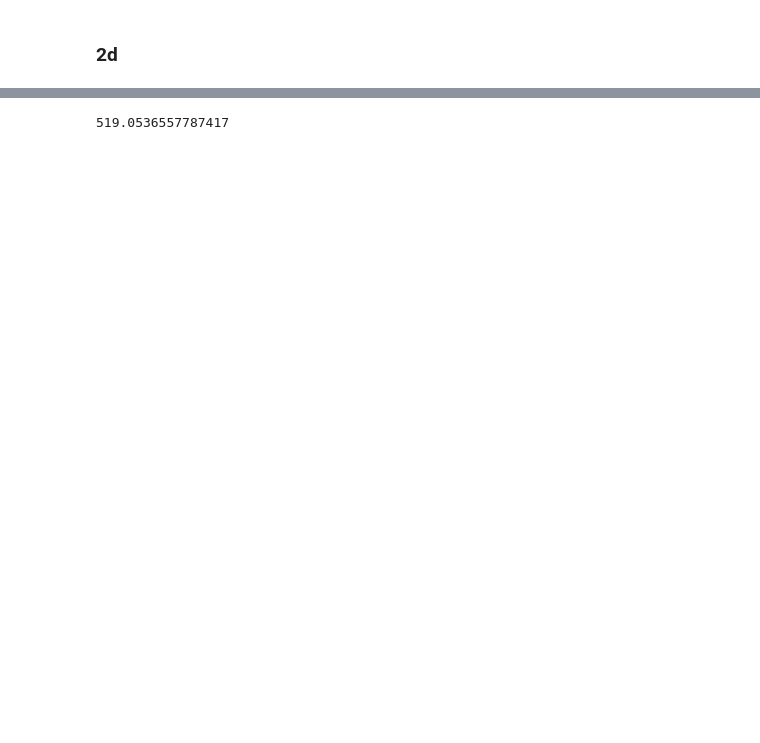
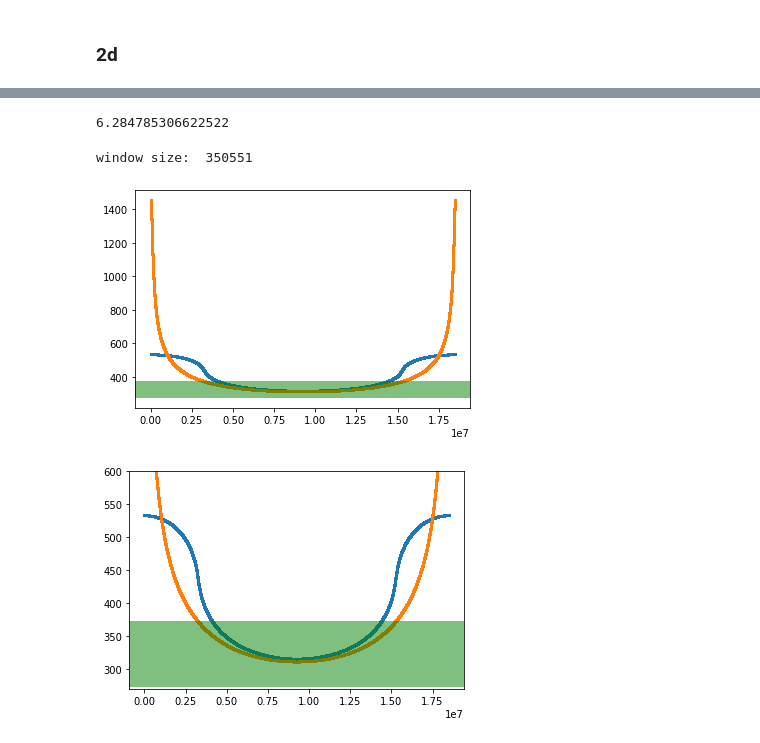
Before and after one commit to cl3425/uf-class-repo, a Jupyter notebook: exoplanets/hw1.ipynb, the cells around one changed output, grey strips where cells are left out. Drawn from its saved outputs; the diff is of its cells as text; code cells hidden in the pictures; blank space fills up the shorter version.

```diff
--- a/exoplanets/hw1.ipynb
+++ b/exoplanets/hw1.ipynb
@@ -131,4 +247,31 @@ theta
-# %%
-temps[-1]
-# %% [output]
-519.0536557787417
+# %%
+theta
+# %% [output]
+6.284785306622522
+# %%
+window = 75*24*3600 # choosing 75 days to split the difference of 2-3 months
+window_size = int(np.floor(window/delta_t))
+print("window size: ", window_size)
+
+df = pd.DataFrame()
+df['times'] = times
+df['temps'] = temps
+df = pd.concat([df, df]) # sneaky simple way to allow moving average window to wrap around df
+#print(pd.concat([df.iloc[window_size:], df.iloc[:window_size]]).rolling(window_size, center=True).mean())
+#print(df.rolling(window_size, center=True).mean())
+#plt.scatter(times, pd.concat([df.iloc[window_size:], df.iloc[:window_size]]).rolling(window_size, center=True).mean().temps, s=2)
+plt.scatter(df.times, df.rolling(window_size, center=True).mean().temps, s=2)
+plt.scatter(df.times, df.temps, s=2)
+plt.axhspan(273, 373, facecolor='g', alpha=0.5)
+plt.show()
+
+# zoom in
+plt.scatter(df.times, df.rolling(window_size, center=True).mean().temps, s=2)
+plt.scatter(df.times, df.temps, s=2)
+plt.axhspan(273, 373, facecolor='g', alpha=0.5)
+plt.ylim(270, 600)
+plt.show()
+# %% [output]
+window size:  350551
+[figure, added]
+[figure, added]
```
Also changed, not shown: parts of 34 cells of this notebook.
